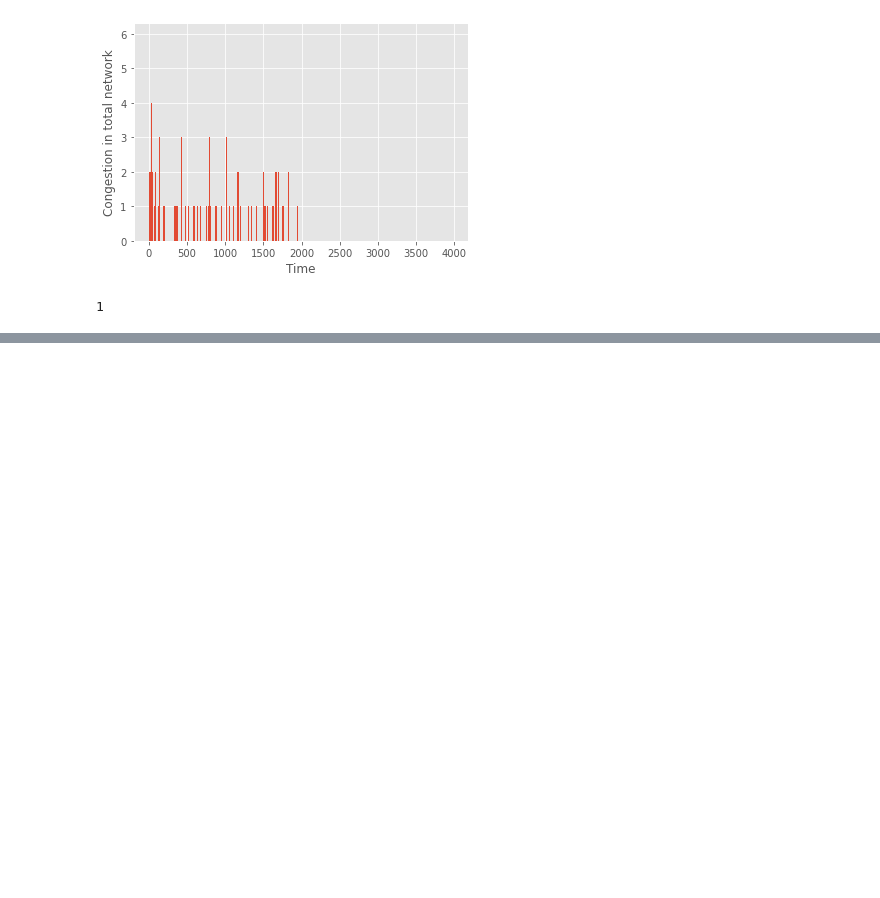
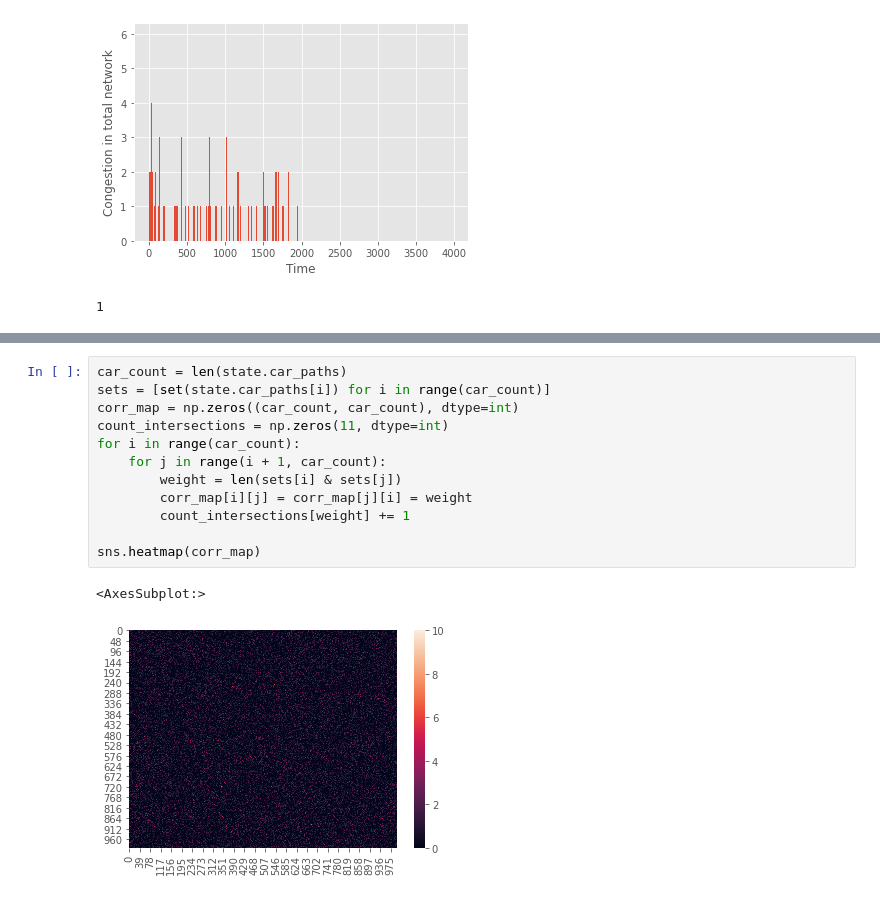
Before and after one commit to AnimeshSinha1309/hashcode-2021, a Jupyter notebook: analysis/eda.ipynb, the cells around one changed output, grey strips where cells are left out. Cells and saved outputs as stored; diff of their text form; blank space fills up the shorter version.

```diff
--- a/analysis/eda.ipynb
+++ b/analysis/eda.ipynb
@@ -165,0 +154,15 @@ print(discarded_cars)
+# %%
+car_count = len(state.car_paths)
+sets = [set(state.car_paths[i]) for i in range(car_count)]
+corr_map = np.zeros((car_count, car_count), dtype=int)
+count_intersections = np.zeros(11, dtype=int)
+for i in range(car_count):
+    for j in range(i + 1, car_count):
+        weight = len(sets[i] & sets[j])
+        corr_map[i][j] = corr_map[j][i] = weight
+        count_intersections[weight] += 1
+
+sns.heatmap(corr_map)
+# %% [output]
+<AxesSubplot:>
+[figure, added]
```
Also changed, not shown: parts of 10 cells of this notebook, 1 other file.
